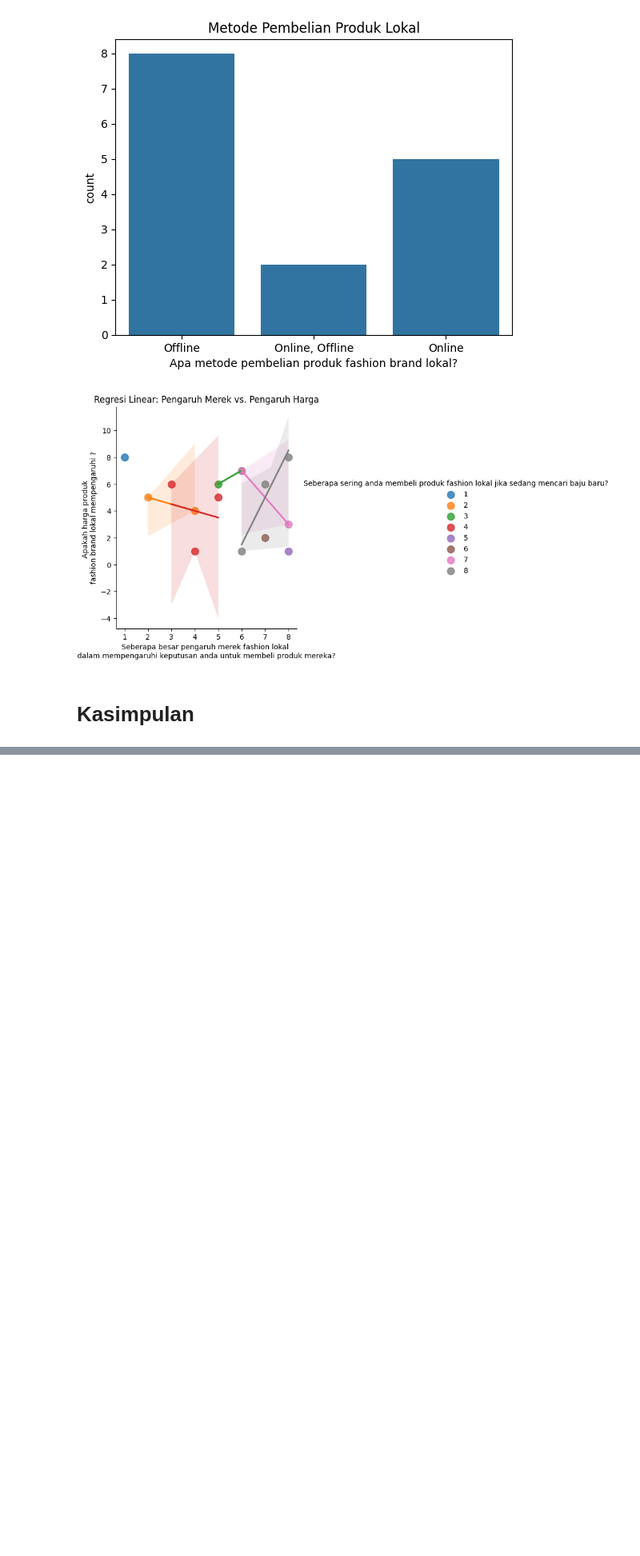
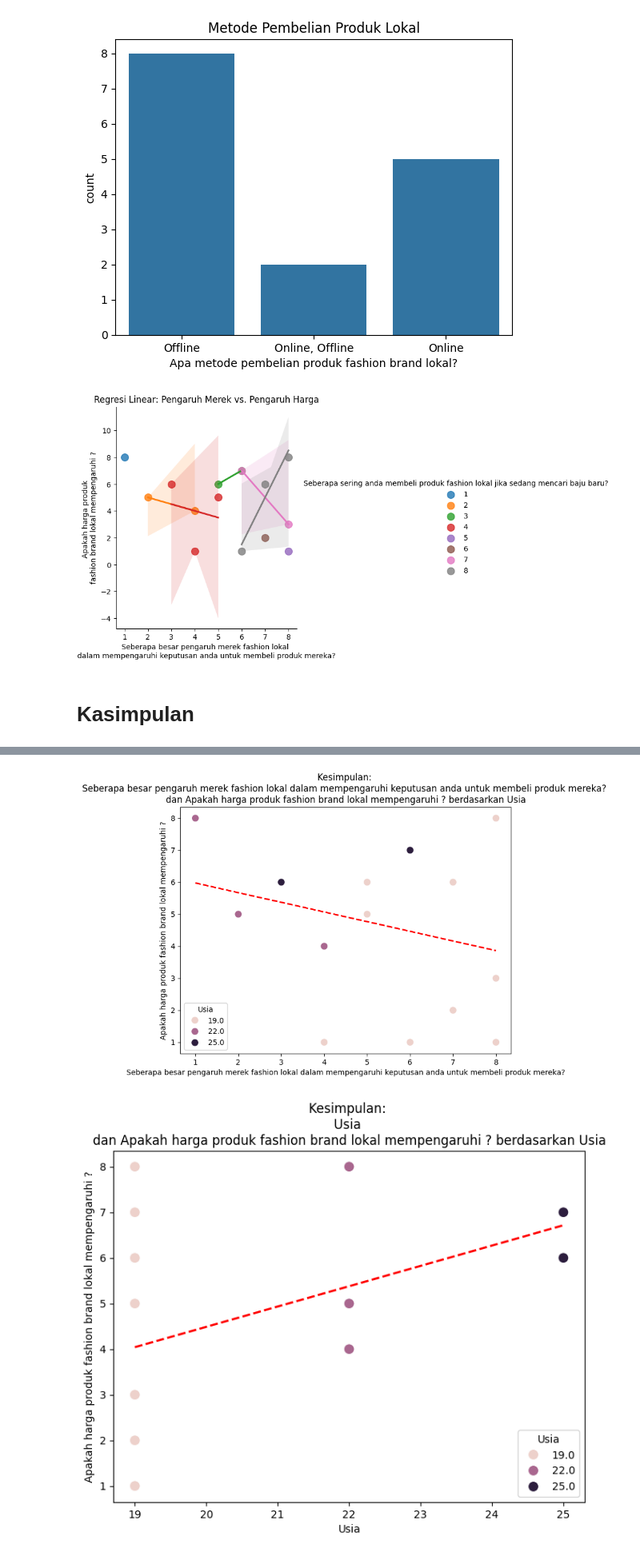
Before and after one commit to syukrillah0108/Sem_3, a Jupyter notebook: Statistika/src/Analisis Fashion.ipynb, the cells around one changed output, grey strips where cells are left out. Shown at 80% size. Drawn from its saved outputs; the diff is of its cells as text; code cells hidden in the pictures; blank space fills up the shorter version.

```diff
--- a/Statistika/src/Analisis Fashion.ipynb
+++ b/Statistika/src/Analisis Fashion.ipynb
@@ -130,0 +130,8 @@ for x_var in x_vars:
+# %%
+for x_var in x_vars:
+    plt.figure(figsize=(8, 6))
+    sns.scatterplot(x=x_var, y=y_var, hue='Usia', data=data, s=100)
+    plot_linear_regression(data[x_var], data[y_var], f'Kesimpulan: \n{x_var} \ndan {y_var} berdasarkan Usia')
+# %% [output]
+[figure, added]
+[figure, added]
```
Also changed, not shown: parts of 3 cells of this notebook, 1 other file.
